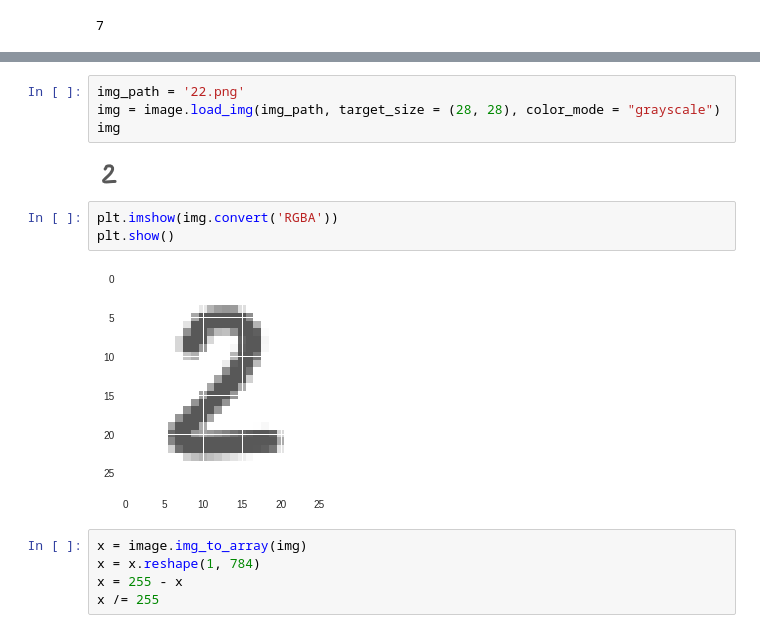
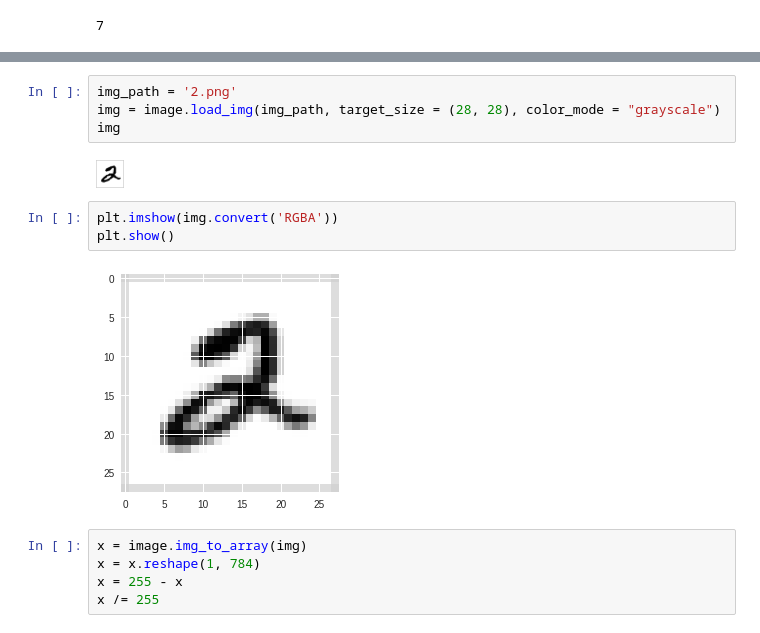
Before and after one commit to drednout5786/Python, a Jupyter notebook: MNIST_Anton.ipynb, the cells around one changed output, grey strips where cells are left out. Drawn from its saved outputs; the diff is of its cells as text.

```diff
--- a/MNIST_Anton.ipynb
+++ b/MNIST_Anton.ipynb
@@ -287,14 +295,14 @@ Saving 22.png to 22.png
 # %%
-img_path = '22.png'
+img_path = '2.png'
 img = image.load_img(img_path, target_size = (28, 28), color_mode = "grayscale")
 img
 # %% [output]
-[figure, old version]
+[figure, new version]
 # %%
 plt.imshow(img.convert('RGBA'))
 plt.show()
 # %% [output]
-[figure, old version]
+[figure, new version]
 # %%
 x = image.img_to_array(img)
 x = x.reshape(1, 784)
```
Also changed, not shown: parts of 13 cells of this notebook.
